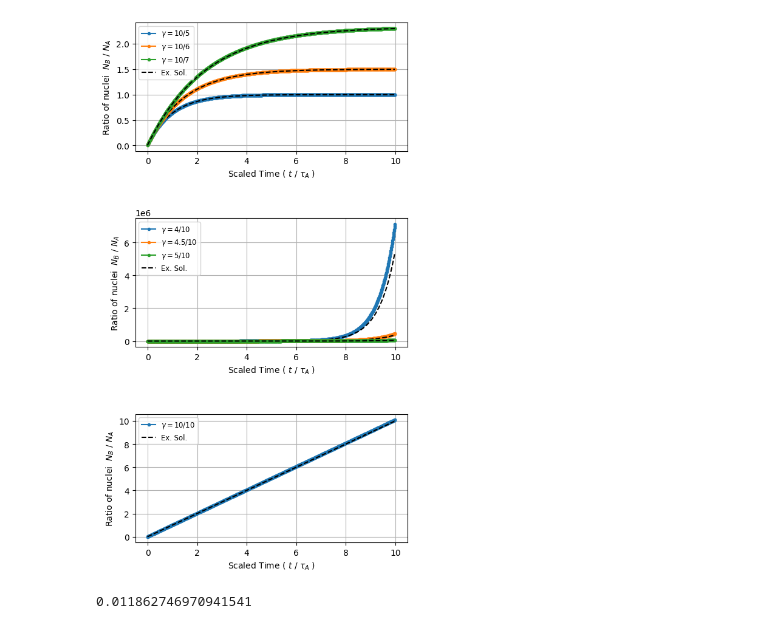
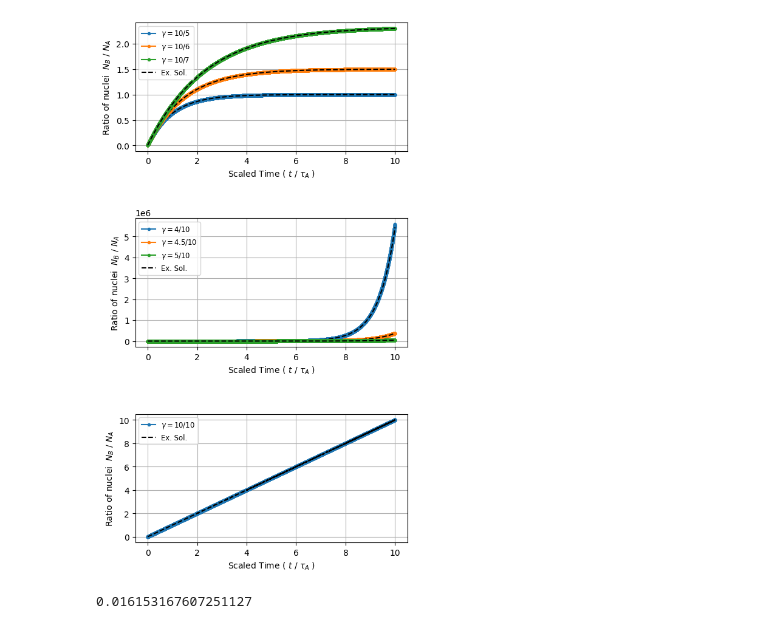
Before and after one commit to metallicpeat/computational-physics, a Jupyter notebook: radioactive decay/HW1_Michael.ipynb, the cells around one changed output. Cells and saved outputs as stored; diff of their text form; code cells hidden in the pictures.

```diff
--- a/radioactive decay/HW1_Michael.ipynb
+++ b/radioactive decay/HW1_Michael.ipynb
@@ -43,7 +43,7 @@ def Analytic(time, ta, tb):
 
 t_a = 10
 t_b = 5
-dt = 0.1
+dt = 0.01
 max_time = 100
 
 
@@ -84,34 +84,34 @@ axs[1].plot(scaled_time[:-1],Analytic(time, 4, 10),'--', color='k',linewidth=1.5
 scaled_time, ratio = Euler(4.5, 10, max_time, dt)
 axs[1].plot(scaled_time,ratio,label=r"$\gamma=4.5/10$",linewidth=1.5, color='tab:orange', marker='o', markersize=3)
 axs[1].plot(scaled_time[:-1],Analytic(time, 4.5, 10),'--', color='k',linewidth=1.5)
 
 scaled_time, ratio = Euler(5, 10, max_time, dt)
 axs[1].plot(scaled_time,ratio,label=r"$\gamma=5/10$",linewidth=1.5, color='tab:green', marker='o', markersize=3)
 axs[1].plot(scaled_time[:-1],Analytic(time, 5, 10),'--',label="Ex. Sol.", color='k',linewidth=1.5)
 
 axs[1].set_xlabel(r"Scaled Time ( $t$ / $\tau_A$ )")
 axs[1].set_ylabel(r"Ratio of nuclei  $N_B$ / $N_A$")
 #axs[1].set_title("Ratio of nuclei types over time")
 axs[1].grid(True)
 axs[1].legend(fontsize='small')
 
 #############
 # ta = tb
 scaled_time, ratio = Euler(10, 10, max_time, dt)
 axs[2].plot(scaled_time,ratio,label=r"$\gamma=10/10$",linewidth=1.5, color='tab:blue', marker='o', markersize=3)
 axs[2].plot(scaled_time[:-1],Analytic(time, 10, 10),'--', color='k',linewidth=1.5,label="Ex. Sol.")
 axs[2].set_xlabel(r"Scaled Time ( $t$ / $\tau_A$ )")
 axs[2].set_ylabel(r"Ratio of nuclei  $N_B$ / $N_A$")
 #axs[2].set_title("Ratio of nuclei types over time")
 axs[2].grid(True)
 axs[2].legend(fontsize='small')
 
 plt.tight_layout(pad=3.5)
 #fig.suptitle(r"Ratio of nuclei types over time for different $\gamma$ values", fontsize=16)
 ##########################################################
 plt.show()
 # %% [output]
-[figure, old version]
+[figure, new version]
 # %%
 #### Comparing fractional difference between analytic and numerical solutions for different gamma values
 
@@ -160,13 +160,13 @@ def Analytic(time, ta, tb):
 
 t_a = 10
 t_b = 5
-dt = 0.1
+dt = 0.01
 max_time = 100
 
 time = np.arange(0, max_time, dt)
 
-scaled_time, ratio410 = Euler(10, 10, max_time, dt)
-analytic410 = Analytic(time, 10, 10)
+scaled_time, ratio410 = Euler(5, 10, max_time, dt)
+analytic410 = Analytic(time, 5, 10)
 print((ratio410[-1]-analytic410[-1])/(analytic410[-1]))
 # %% [output]
-0.011862746970941541
+0.016153167607251127
```
Also changed, not shown: 12 other files.
